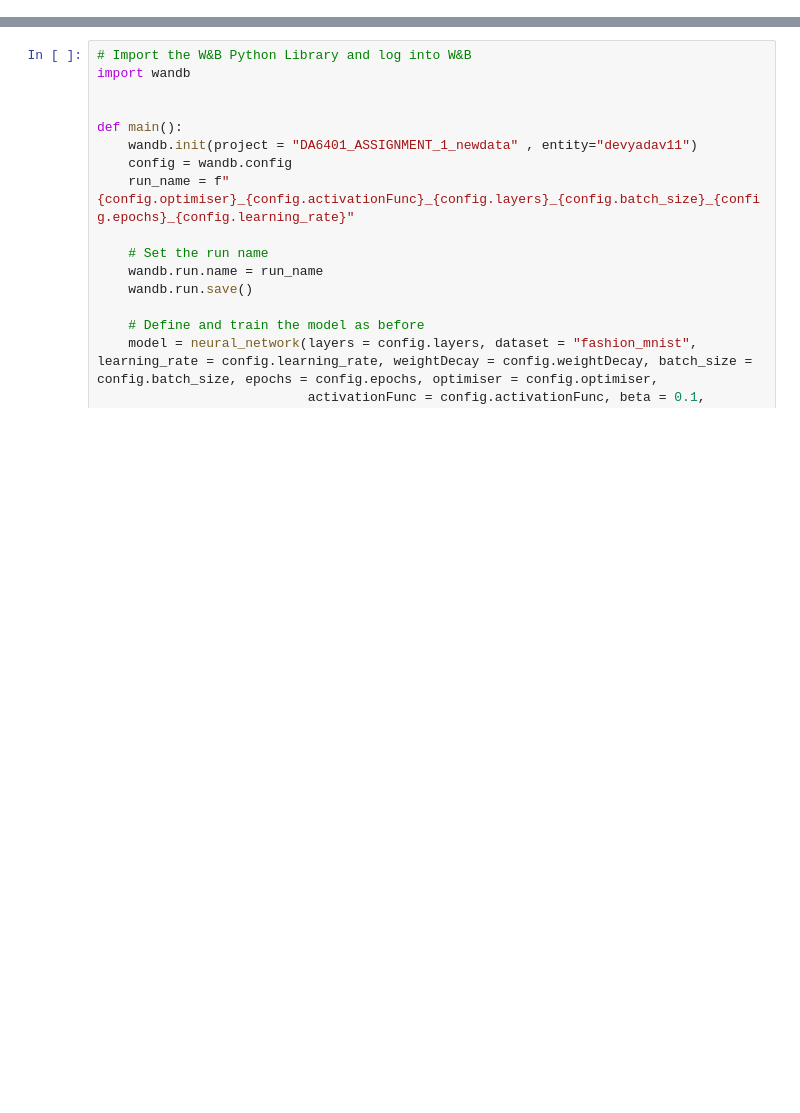
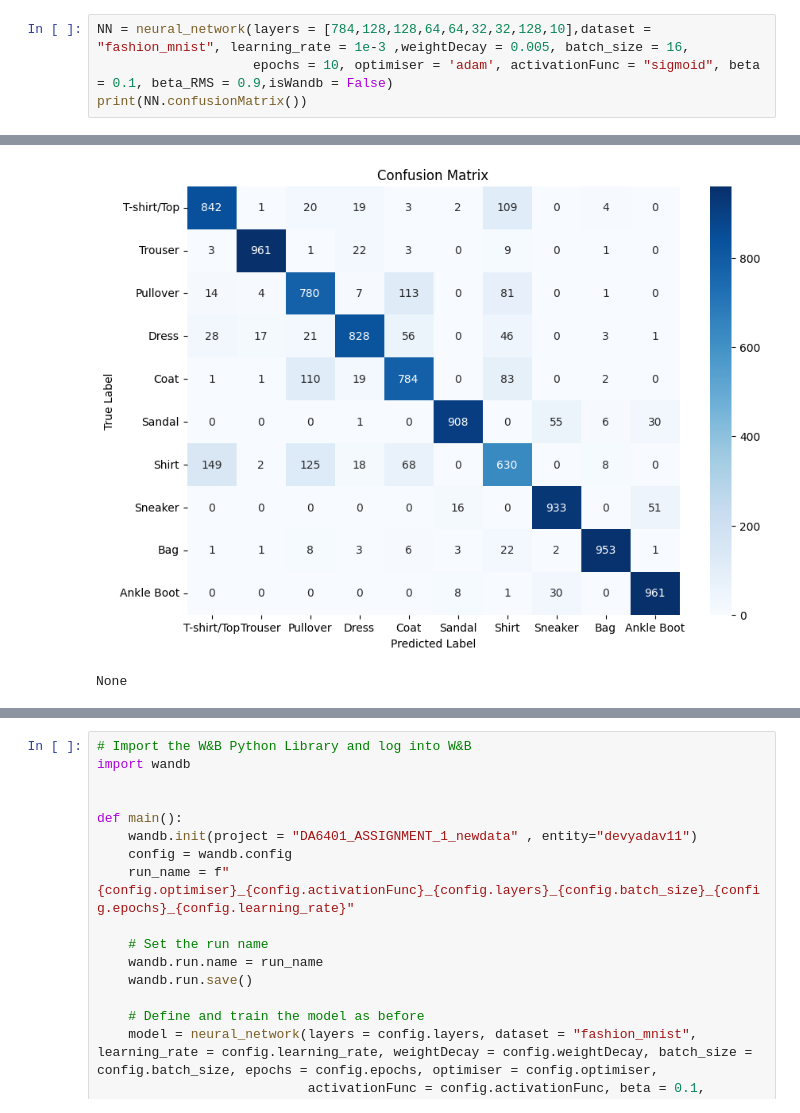
Before and after one commit to devyadav11/DA6401_ASSIGNMENT_1, a Jupyter notebook: DA6401__Assignment_1.ipynb, the cells around one changed output, grey strips where cells are left out. Cells and saved outputs as stored; diff of their text form; blank space fills up the shorter version.

```diff
--- a/DA6401__Assignment_1.ipynb
+++ b/DA6401__Assignment_1.ipynb
@@ -811,0 +926,5 @@ class neural_network():
+# %%
+NN = neural_network(layers = [784,128,128,64,64,32,32,128,10],dataset = "fashion_mnist", learning_rate = 1e-3 ,weightDecay = 0.005, batch_size = 16,
+                    epochs = 10, optimiser = 'adam', activationFunc = "sigmoid", beta = 0.1, beta_RMS = 0.9,isWandb = False)
+print(NN.confusionMatrix())
+# %% [output]
@@ -811,0 +951,2 @@ class neural_network():
+[figure, added]
+None
```
Also changed, not shown: parts of 12 cells of this notebook.
